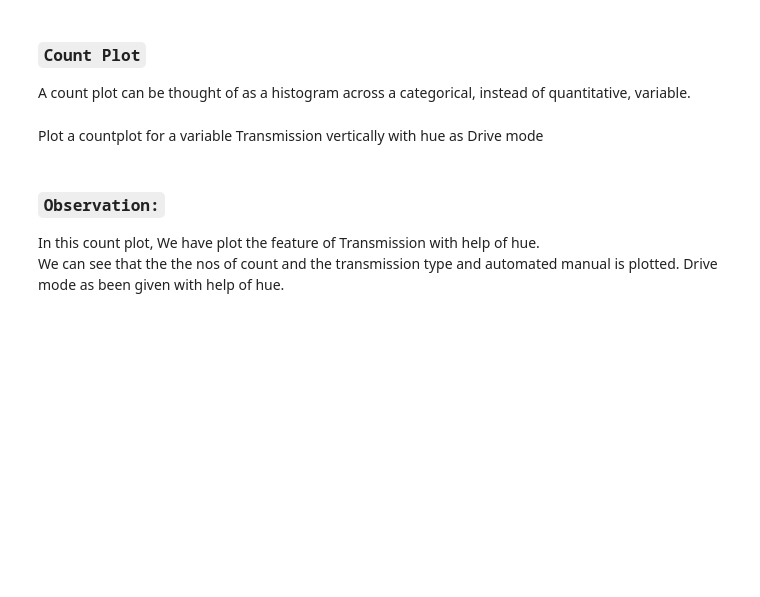
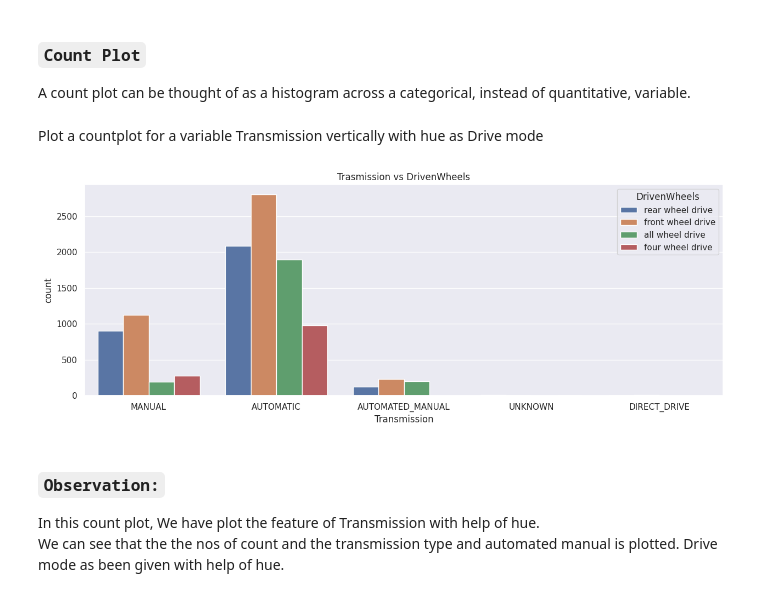
Before and after one commit to Alekhya-Popuri7/Unified-Mentor, a Jupyter notebook: EDA_Assignment_Day_14.ipynb, the cells around one changed output. Saved outputs shown, nothing was run; the diff lists cells and outputs as text; code cells hidden in the pictures; blank space fills up the shorter version.

```diff
--- a/EDA_Assignment_Day_14.ipynb
+++ b/EDA_Assignment_Day_14.ipynb
@@ -402,7 +402,12 @@ A count plot can be thought of as a histogram across a categorical, instead of q
 # %%
 plt.figure(figsize=(15,5))
 
 # plot countplot on transmission and drive mode
+sns.countplot(x='Transmission',hue='DrivenWheels',data=df)
+plt.title("Trasmission vs DrivenWheels")
+plt.show()
+# %% [output]
+[figure, added]
 # %% [markdown]
 ### **`Observation:`**
 In this count plot, We have plot the feature of Transmission with help of hue.<br>
```
Also changed, not shown: parts of 7 cells of this notebook.
